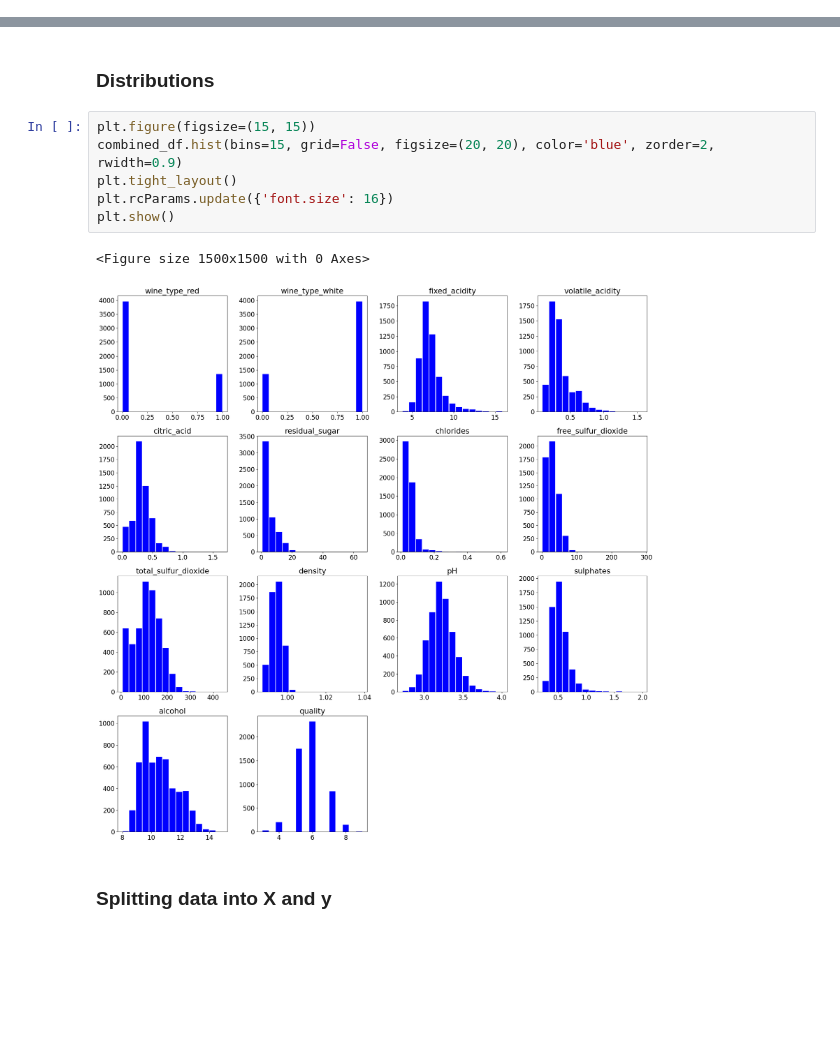
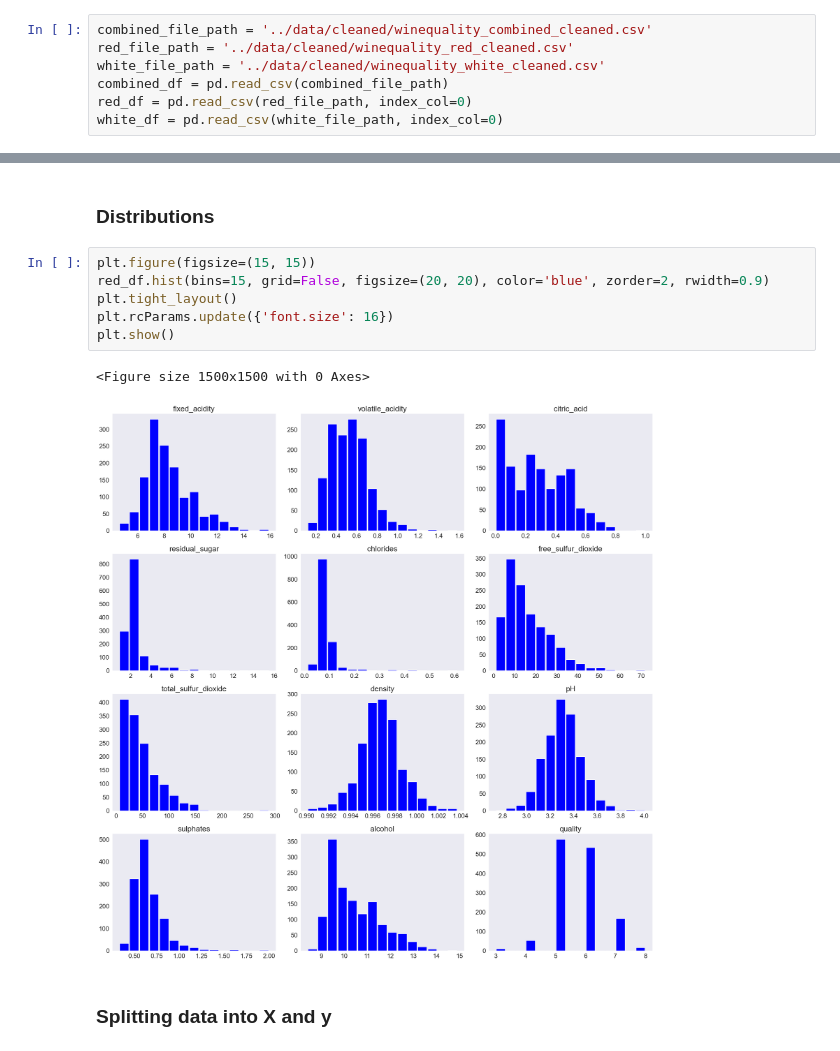
Before and after one commit to JKenny333/Mid_term_project, a Jupyter notebook: notebooks/Wine Preprocessing and Linear Regression.ipynb, the cells around one changed output, grey strips where cells are left out. Cells and saved outputs as stored; diff of their text form; blank space fills up the shorter version.

```diff
--- a/notebooks/Wine Preprocessing and Linear Regression.ipynb
+++ b/notebooks/Wine Preprocessing and Linear Regression.ipynb
@@ -33,0 +16,7 @@ combined_df
+# %%
+combined_file_path = '../data/cleaned/winequality_combined_cleaned.csv'
+red_file_path = '../data/cleaned/winequality_red_cleaned.csv'
+white_file_path = '../data/cleaned/winequality_white_cleaned.csv'
+combined_df = pd.read_csv(combined_file_path)
+red_df = pd.read_csv(red_file_path, index_col=0)
+white_df = pd.read_csv(white_file_path, index_col=0)
@@ -82,13 +85,13 @@ def linear_regression(X_train, X_test, y_train, y_test):
 ### Distributions
 # %%
 plt.figure(figsize=(15, 15))
-combined_df.hist(bins=15, grid=False, figsize=(20, 20), color='blue', zorder=2, rwidth=0.9)
+red_df.hist(bins=15, grid=False, figsize=(20, 20), color='blue', zorder=2, rwidth=0.9)
 plt.tight_layout()
 plt.rcParams.update({'font.size': 16})
 plt.show()
 # %% [output]
 <Figure size 1500x1500 with 0 Axes>
-[figure, old version]
+[figure, new version]
 # %% [markdown]
 ### Splitting data into X and y
 # %%
```
Also changed, not shown: parts of 15 cells of this notebook.
